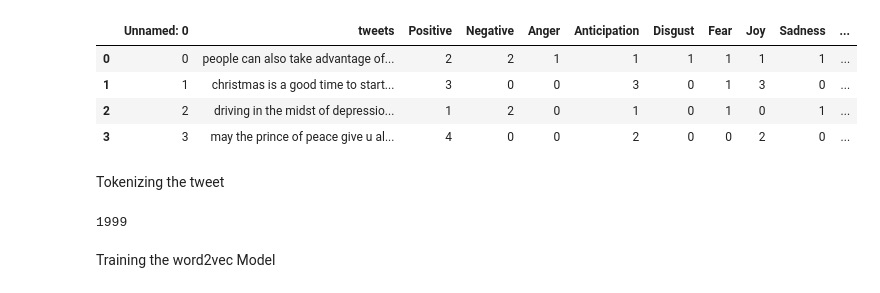
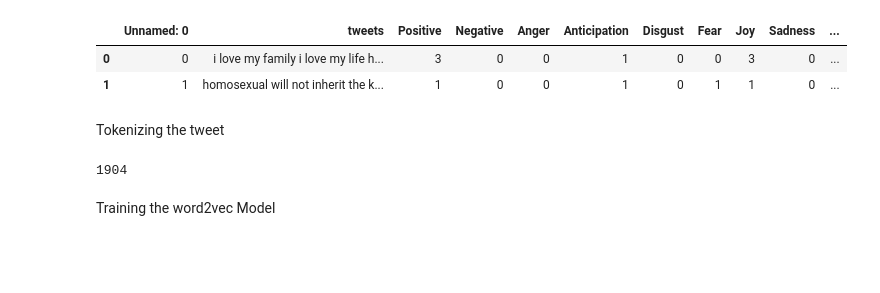
Before and after one commit to Gail529/Mental-health, a Jupyter notebook: lstm_MH_model.ipynb, the cells around one changed output. Cells and saved outputs as stored; diff of their text form; code cells hidden in the pictures; blank space fills up the shorter version.

```diff
--- a/lstm_MH_model.ipynb
+++ b/lstm_MH_model.ipynb
@@ -45,13 +45,11 @@ from tensorflow.keras.layers import Dense, Flatten, LSTM, Dropout, Activation, E
 # %%
-data=pd.read_csv('/content/Mental_health.csv')
+data=pd.read_csv('/content/Mental_health2.csv')
 # %%
-data.head(4)
+data.head(2)
 # %% [output]
 |  | Unnamed: 0 | tweets | Positive | Negative | Anger | Anticipation | Disgust | Fear | Joy | Sadness | ... |
-| 0 | 0 | people can also take advantage of... | 2 | 2 | 1 | 1 | 1 | 1 | 1 | 1 | ... |
-| 1 | 1 | christmas is a good time to start... | 3 | 0 | 0 | 3 | 0 | 1 | 3 | 0 | ... |
-| 2 | 2 | driving in the midst of depressio... | 1 | 2 | 0 | 1 | 0 | 1 | 0 | 1 | ... |
-| 3 | 3 | may the prince of peace give u al... | 4 | 0 | 0 | 2 | 0 | 0 | 2 | 0 | ... |
+| 0 | 0 | i love my family i love my life h... | 3 | 0 | 0 | 1 | 0 | 0 | 3 | 0 | ... |
+| 1 | 1 | homosexual will not inherit the k... | 1 | 0 | 0 | 1 | 0 | 1 | 1 | 0 | ... |
 # %%
 #lowercasing and url,punctuations and numbers removal,
 def Lowercasing(words):
@@ -105,7 +103,7 @@ Tokenizing the tweet
 tweets=data['tweets'].values.tolist()
 len(tweets)
 # %% [output]
-1999
+1904
 # %%
 tweet_list=[]
 for tweet in tweets:
```
Also changed, not shown: parts of 13 cells of this notebook.
